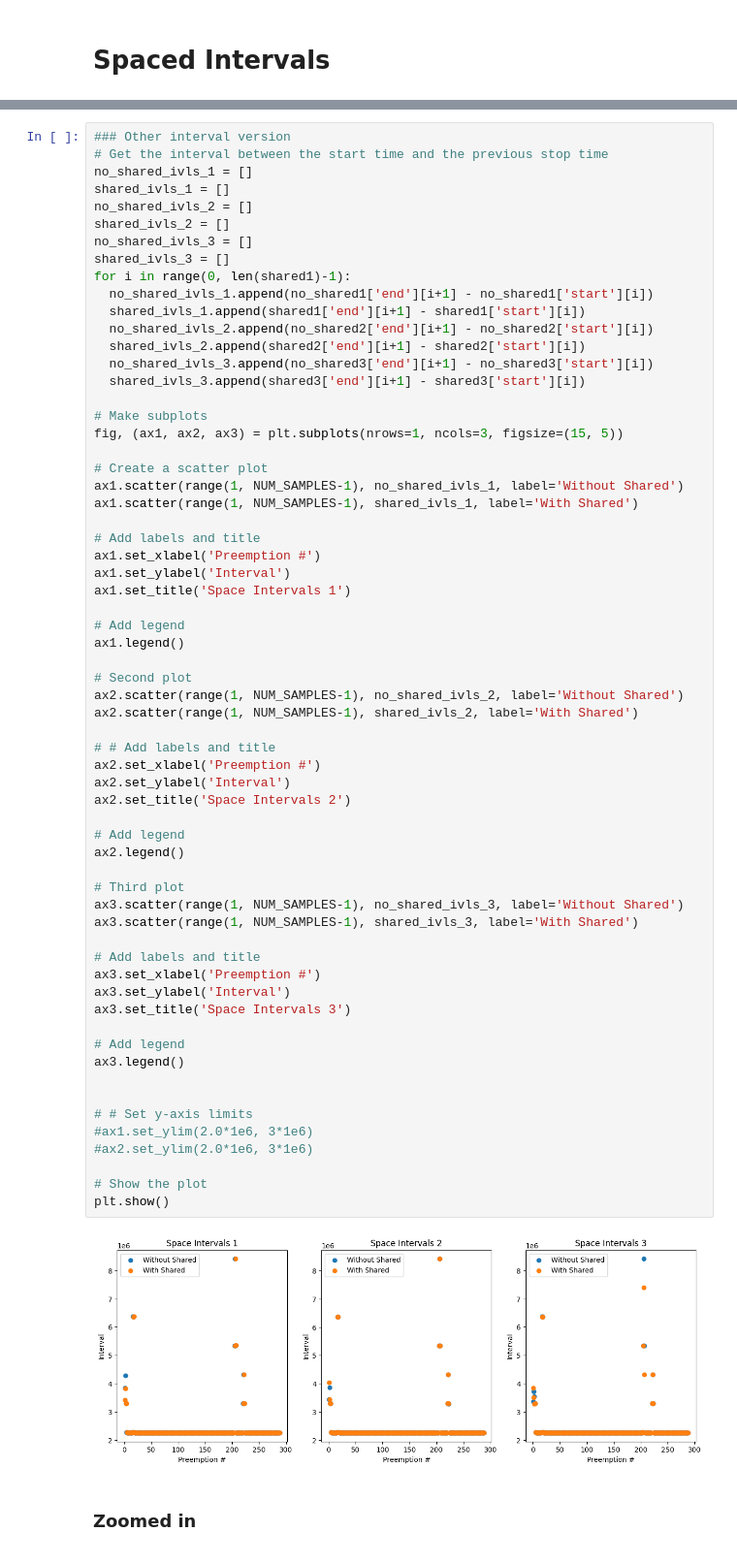
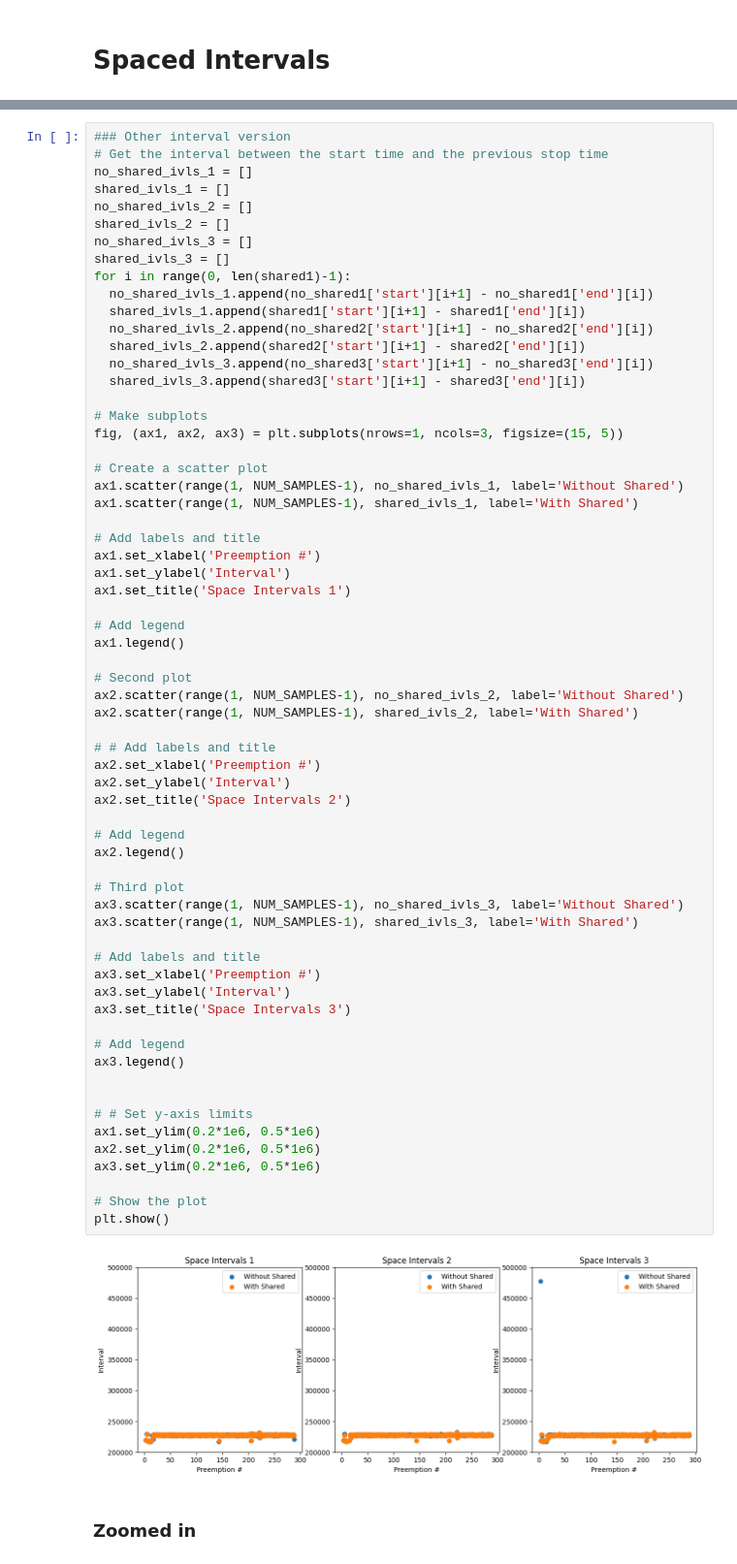
Before and after one commit to alexngUNC/GPU-research, a Jupyter notebook: Preemptions/Analysis/realMaxAnalysis.ipynb, the cells around one changed output, grey strips where cells are left out. Shown at 97% size. Saved outputs shown, nothing was run; the diff lists cells and outputs as text.

```diff
--- a/Preemptions/Analysis/realMaxAnalysis.ipynb
+++ b/Preemptions/Analysis/realMaxAnalysis.ipynb
@@ -136,12 +134,12 @@ shared_ivls_2 = []
 no_shared_ivls_3 = []
 shared_ivls_3 = []
 for i in range(0, len(shared1)-1):
-  no_shared_ivls_1.append(no_shared1['end'][i+1] - no_shared1['start'][i])
-  shared_ivls_1.append(shared1['end'][i+1] - shared1['start'][i])
-  no_shared_ivls_2.append(no_shared2['end'][i+1] - no_shared2['start'][i])
-  shared_ivls_2.append(shared2['end'][i+1] - shared2['start'][i])
-  no_shared_ivls_3.append(no_shared3['end'][i+1] - no_shared3['start'][i])
-  shared_ivls_3.append(shared3['end'][i+1] - shared3['start'][i])
+  no_shared_ivls_1.append(no_shared1['start'][i+1] - no_shared1['end'][i])
+  shared_ivls_1.append(shared1['start'][i+1] - shared1['end'][i])
+  no_shared_ivls_2.append(no_shared2['start'][i+1] - no_shared2['end'][i])
+  shared_ivls_2.append(shared2['start'][i+1] - shared2['end'][i])
+  no_shared_ivls_3.append(no_shared3['start'][i+1] - no_shared3['end'][i])
+  shared_ivls_3.append(shared3['start'][i+1] - shared3['end'][i])
 
 # Make subplots
 fig, (ax1, ax2, ax3) = plt.subplots(nrows=1, ncols=3, figsize=(15, 5))
@@ -161,36 +159,37 @@ ax1.legend()
 # Second plot
 ax2.scatter(range(1, NUM_SAMPLES-1), no_shared_ivls_2, label='Without Shared')
 ax2.scatter(range(1, NUM_SAMPLES-1), shared_ivls_2, label='With Shared')
 
 # # Add labels and title
 ax2.set_xlabel('Preemption #')
 ax2.set_ylabel('Interval')
 ax2.set_title('Space Intervals 2')
 
 # Add legend
 ax2.legend()
 
 # Third plot
 ax3.scatter(range(1, NUM_SAMPLES-1), no_shared_ivls_3, label='Without Shared')
 ax3.scatter(range(1, NUM_SAMPLES-1), shared_ivls_3, label='With Shared')
 
 # Add labels and title
 ax3.set_xlabel('Preemption #')
 ax3.set_ylabel('Interval')
 ax3.set_title('Space Intervals 3')
 
 # Add legend
 ax3.legend()
 
 
 # # Set y-axis limits
-#ax1.set_ylim(2.0*1e6, 3*1e6)
-#ax2.set_ylim(2.0*1e6, 3*1e6)
+ax1.set_ylim(0.2*1e6, 0.5*1e6)
+ax2.set_ylim(0.2*1e6, 0.5*1e6)
+ax3.set_ylim(0.2*1e6, 0.5*1e6)
 
 # Show the plot
 plt.show()
 # %% [output]
-[figure, old version]
+[figure, new version]
 # %% [markdown]
 ### Zoomed in
 # %%
```
Also changed, not shown: parts of 1 cell of this notebook, 1 other file.
